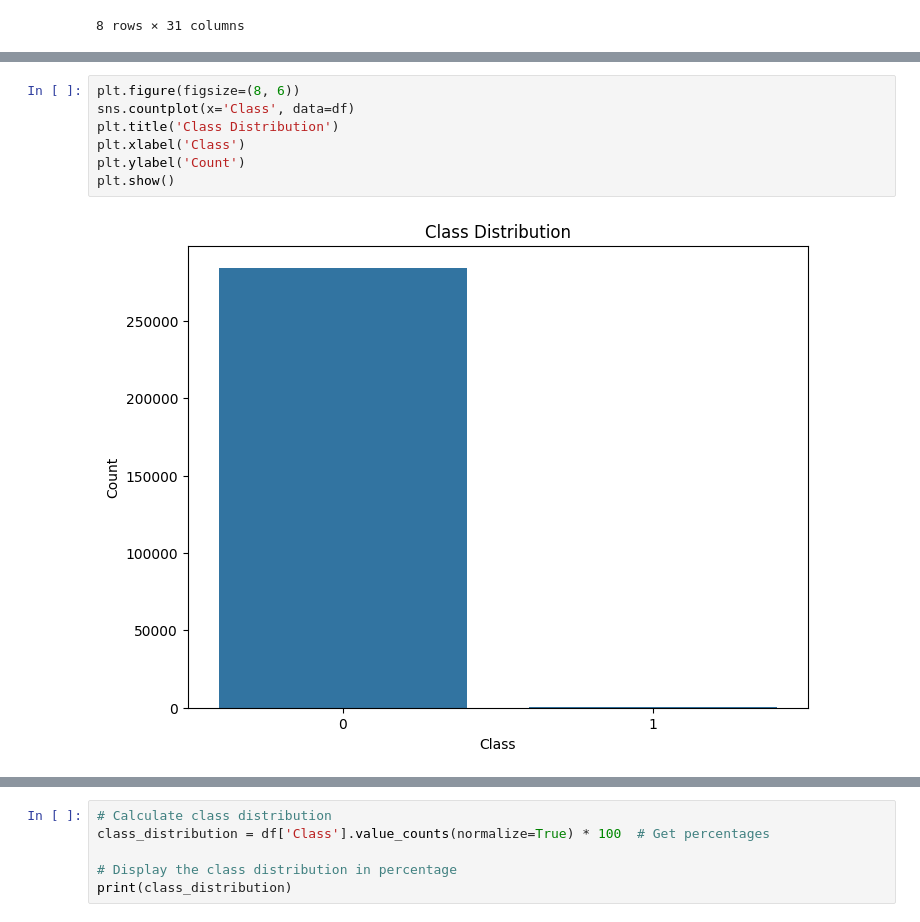
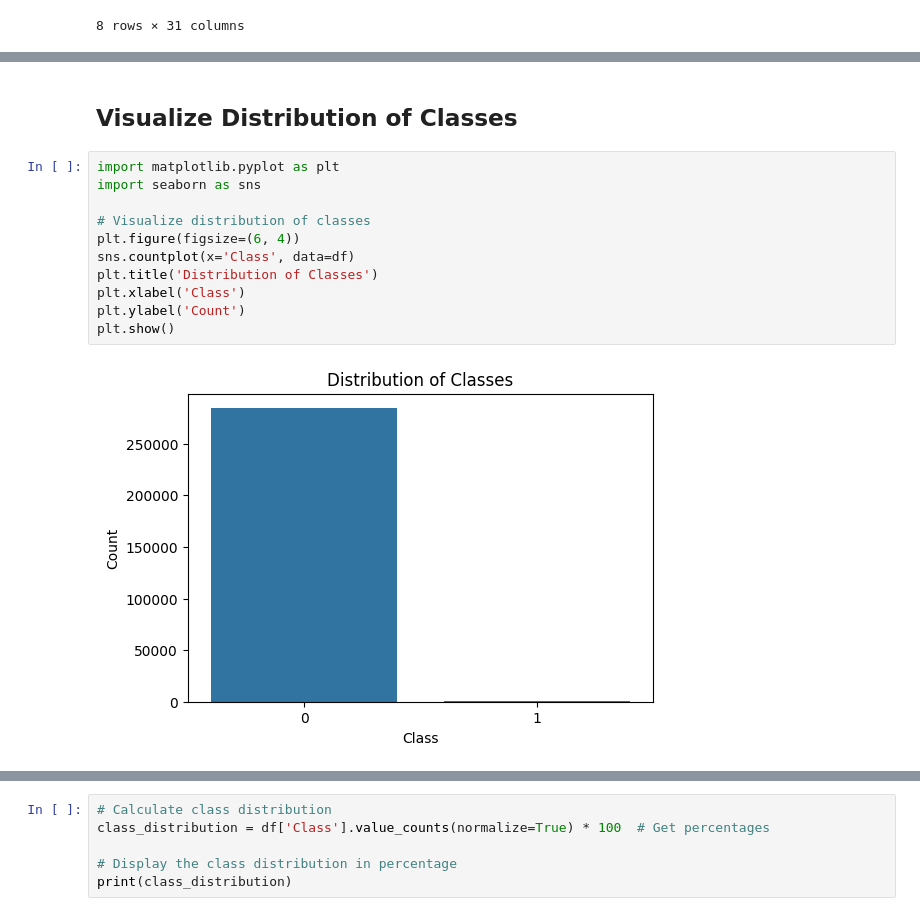
Before and after one commit to fjadidi2001/DataScienceJourney, a Jupyter notebook: Homework_1_Student_Version.ipynb, the cells around one changed output, grey strips where cells are left out. Cells and saved outputs as stored; diff of their text form.

```diff
--- a/Homework_1_Student_Version.ipynb
+++ b/Homework_1_Student_Version.ipynb
@@ -151,9 +131,15 @@ pass
+# %% [markdown]
+## Visualize Distribution of Classes
 # %%
-plt.figure(figsize=(8, 6))
+import matplotlib.pyplot as plt
+import seaborn as sns
+
+# Visualize distribution of classes
+plt.figure(figsize=(6, 4))
 sns.countplot(x='Class', data=df)
-plt.title('Class Distribution')
+plt.title('Distribution of Classes')
 plt.xlabel('Class')
 plt.ylabel('Count')
 plt.show()
 # %% [output]
-[figure, old version]
+[figure, new version]
```
Also changed, not shown: parts of 15 cells of this notebook.
